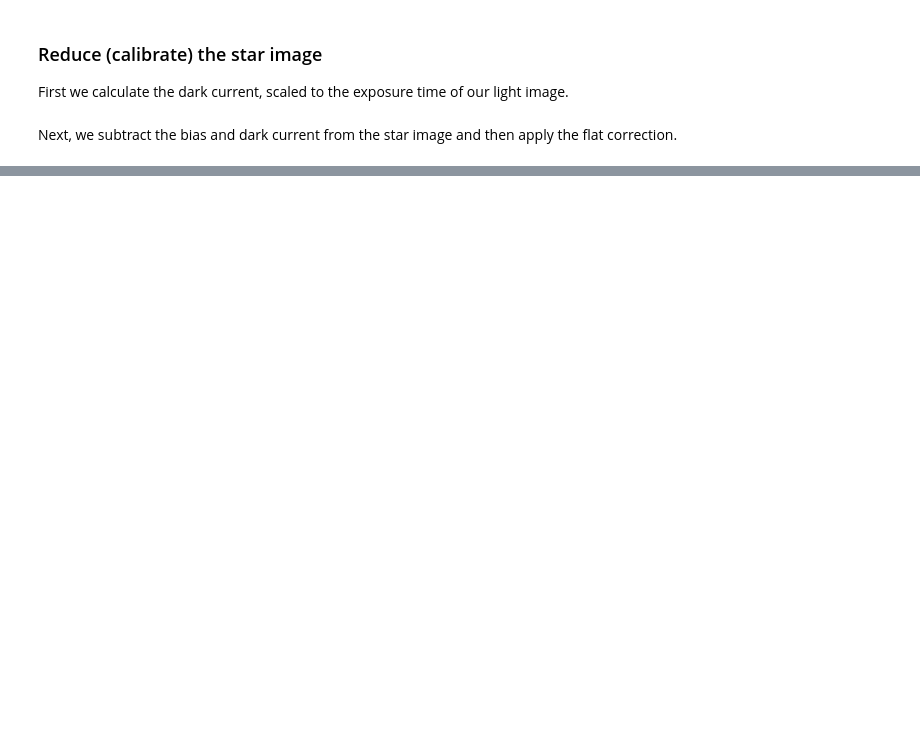
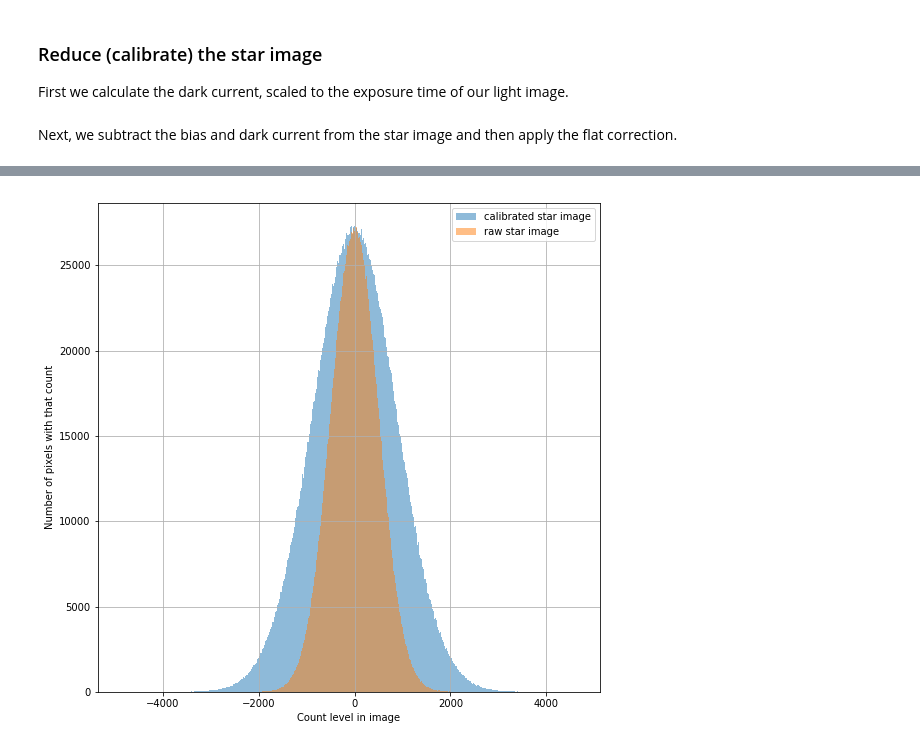
Before and after one commit to mwcraig/ccd-as-book, a Jupyter notebook: content/01-05-Calibration-overview.ipynb, the cells around one changed output, grey strips where cells are left out. Drawn from its saved outputs; the diff is of its cells as text; code cells hidden in the pictures; blank space fills up the shorter version.

```diff
--- a/content/01-05-Calibration-overview.ipynb
+++ b/content/01-05-Calibration-overview.ipynb
@@ -127,4 +145,10 @@ raw_stars_hist = histogram(stars_with_noise.flatten(), bins='freedman')
 # %%
+plt.figure(figsize=(9, 9))
 hist(calibrated_stars.flatten(), bins='freedman', label='calibrated star image', alpha=0.5)
 hist(stars_with_noise.flatten(), bins='freedman', label='raw star image', alpha=0.5)
 plt.legend()
+plt.grid()
+plt.xlabel('Count level in image')
+plt.ylabel('Number of pixels with that count');
+# %% [output]
+[figure, added]
```
Also changed, not shown: parts of 9 cells of this notebook, 9 other files.
